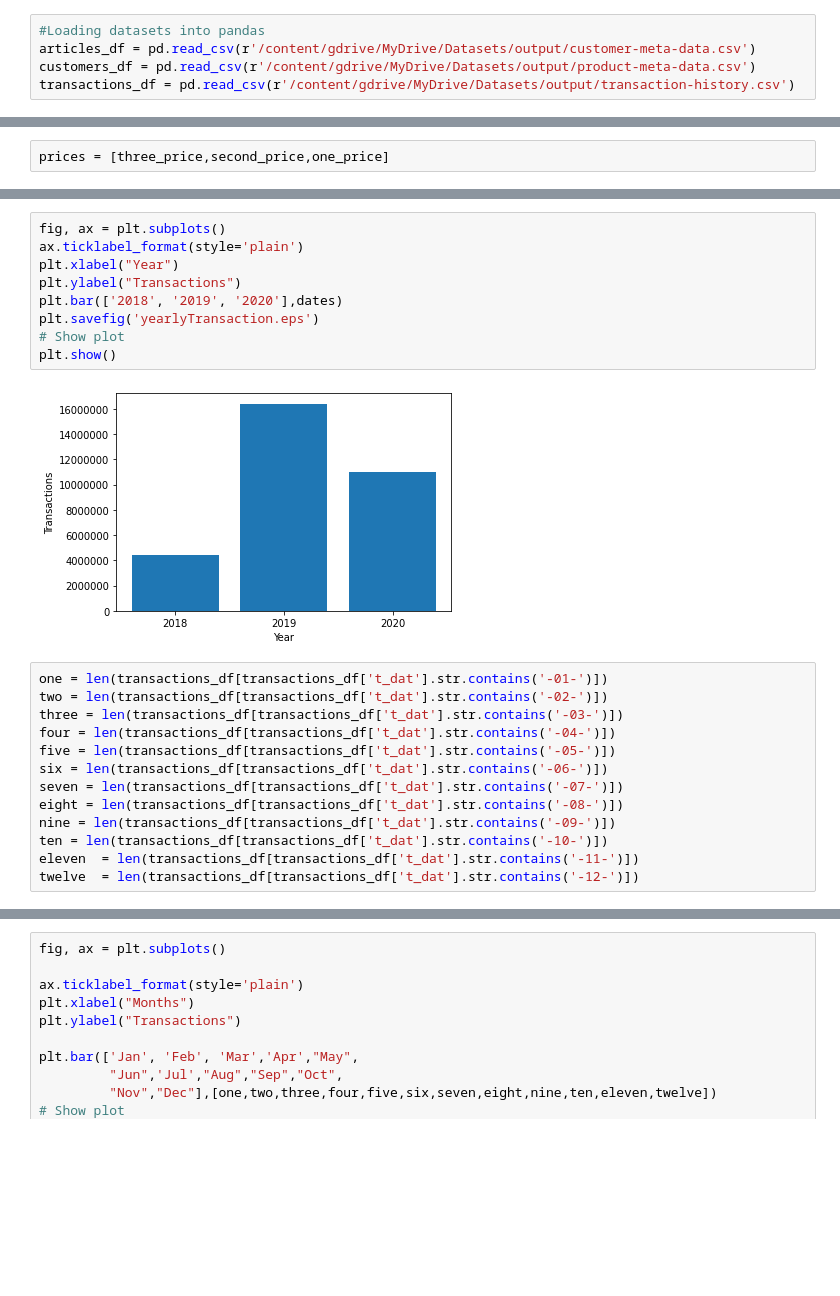
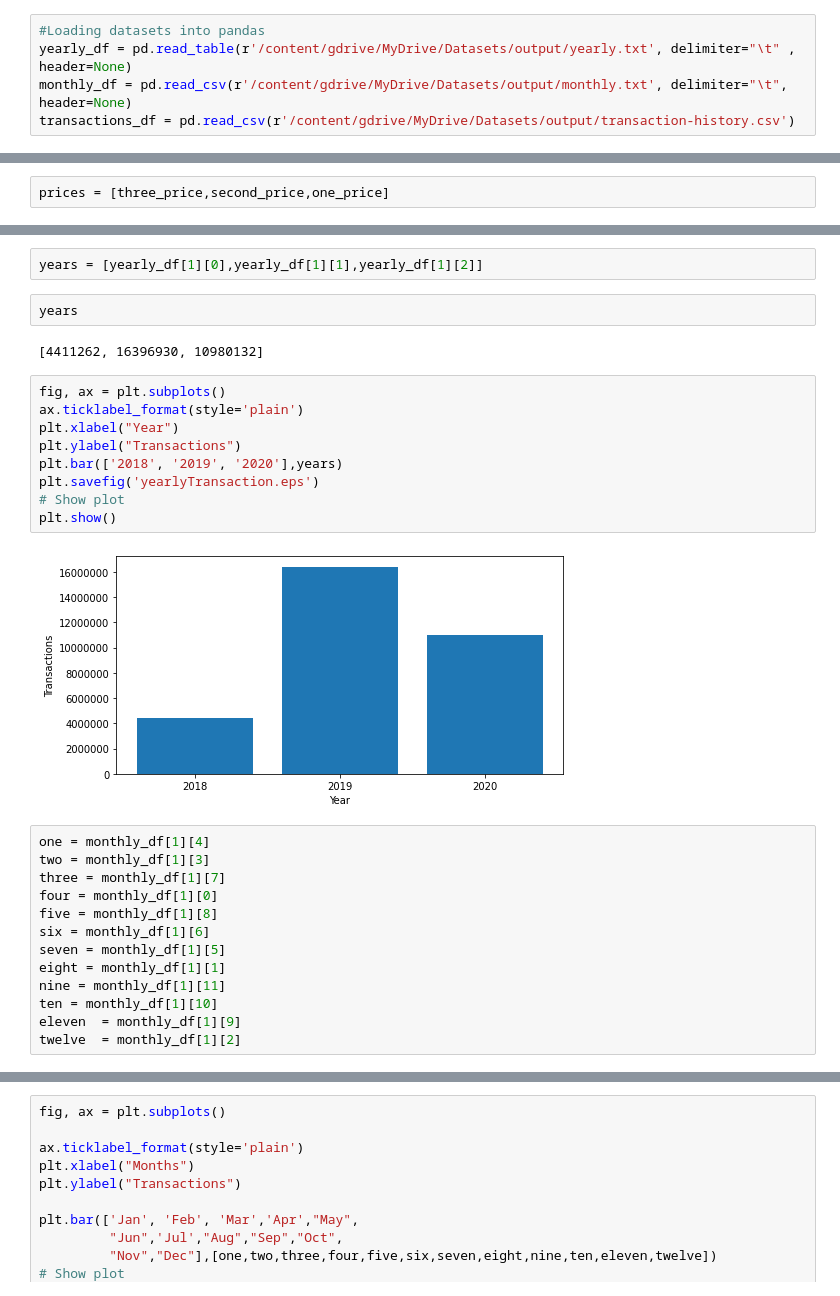
Before and after one commit to u15274170/MIT805, a Jupyter notebook: Visualization.ipynb, the cells around one changed output, grey strips where cells are left out. Cells and saved outputs as stored; diff of their text form; blank space fills up the shorter version.

```diff
--- a/Visualization.ipynb
+++ b/Visualization.ipynb
@@ -9,8 +9,8 @@ drive.mount('/content/gdrive')
 Drive already mounted at /content/gdrive; to attempt to forcibly remount, call drive.mount("/content/gdrive", force_remount=True).
 # %%
 #Loading datasets into pandas
-articles_df = pd.read_csv(r'/content/gdrive/MyDrive/Datasets/output/customer-meta-data.csv')
-customers_df = pd.read_csv(r'/content/gdrive/MyDrive/Datasets/output/product-meta-data.csv')
+yearly_df = pd.read_table(r'/content/gdrive/MyDrive/Datasets/output/yearly.txt', delimiter="\t" , header=None)
+monthly_df = pd.read_csv(r'/content/gdrive/MyDrive/Datasets/output/monthly.txt', delimiter="\t", header=None)
 transactions_df = pd.read_csv(r'/content/gdrive/MyDrive/Datasets/output/transaction-history.csv')
 # %%
 transactions_df
@@ -70,24 +69,30 @@ dates
+# %%
+years = [yearly_df[1][0],yearly_df[1][1],yearly_df[1][2]]
+# %%
+years
+# %% [output]
+[4411262, 16396930, 10980132]
 # %%
 fig, ax = plt.subplots()
 ax.ticklabel_format(style='plain')
 plt.xlabel("Year")
 plt.ylabel("Transactions")
-plt.bar(['2018', '2019', '2020'],dates)
+plt.bar(['2018', '2019', '2020'],years)
 plt.savefig('yearlyTransaction.eps')
 # Show plot
 plt.show()
 # %% [output]
-[figure, old version]
+[figure, new version]
-# %%
-one = len(transactions_df[transactions_df['t_dat'].str.contains('-01-')])
-two = len(transactions_df[transactions_df['t_dat'].str.contains('-02-')])
-three = len(transactions_df[transactions_df['t_dat'].str.contains('-03-')])
-four = len(transactions_df[transactions_df['t_dat'].str.contains('-04-')])
-five = len(transactions_df[transactions_df['t_dat'].str.contains('-05-')])
-six = len(transactions_df[transactions_df['t_dat'].str.contains('-06-')])
-seven = len(transactions_df[transactions_df['t_dat'].str.contains('-07-')])
-eight = len(transactions_df[transactions_df['t_dat'].str.contains('-08-')])
-nine = len(transactions_df[transactions_df['t_dat'].str.contains('-09-')])
-ten = len(transactions_df[transactions_df['t_dat'].str.contains('-10-')])
-eleven  = len(transactions_df[transactions_df['t_dat'].str.contains('-11-')])
-twelve  = len(transactions_df[transactions_df['t_dat'].str.contains('-12-')])
+# %%
+one = monthly_df[1][4]
+two = monthly_df[1][3]
+three = monthly_df[1][7]
+four = monthly_df[1][0]
+five = monthly_df[1][8]
+six = monthly_df[1][6]
+seven = monthly_df[1][5]
+eight = monthly_df[1][1]
+nine = monthly_df[1][11]
+ten = monthly_df[1][10]
+eleven  = monthly_df[1][9]
+twelve  = monthly_df[1][2]
```
Also changed, not shown: parts of 12 cells of this notebook, 1 other file.
